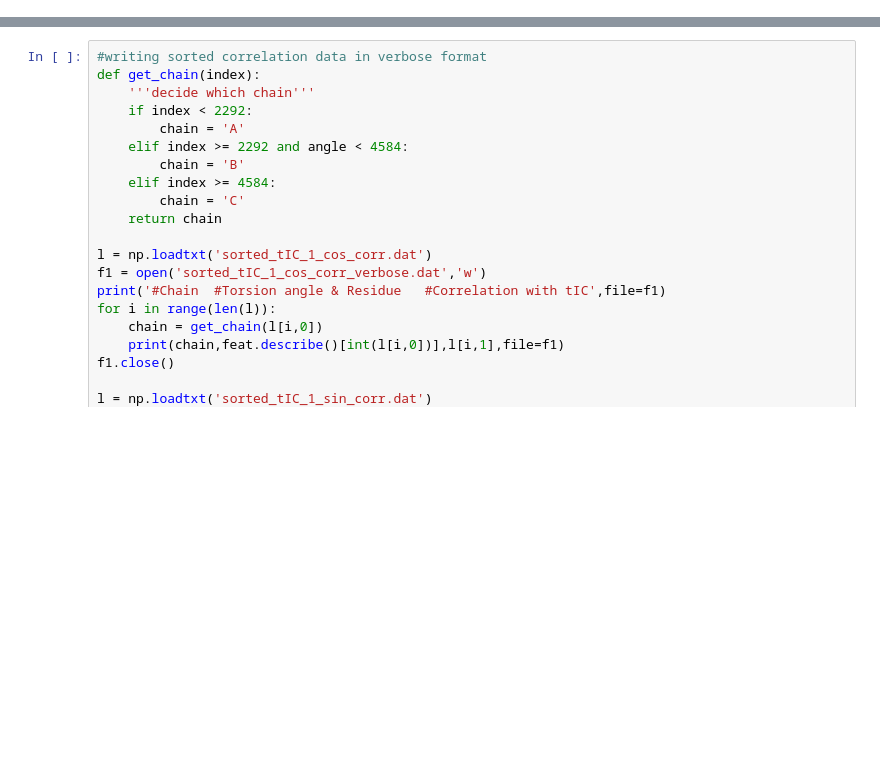
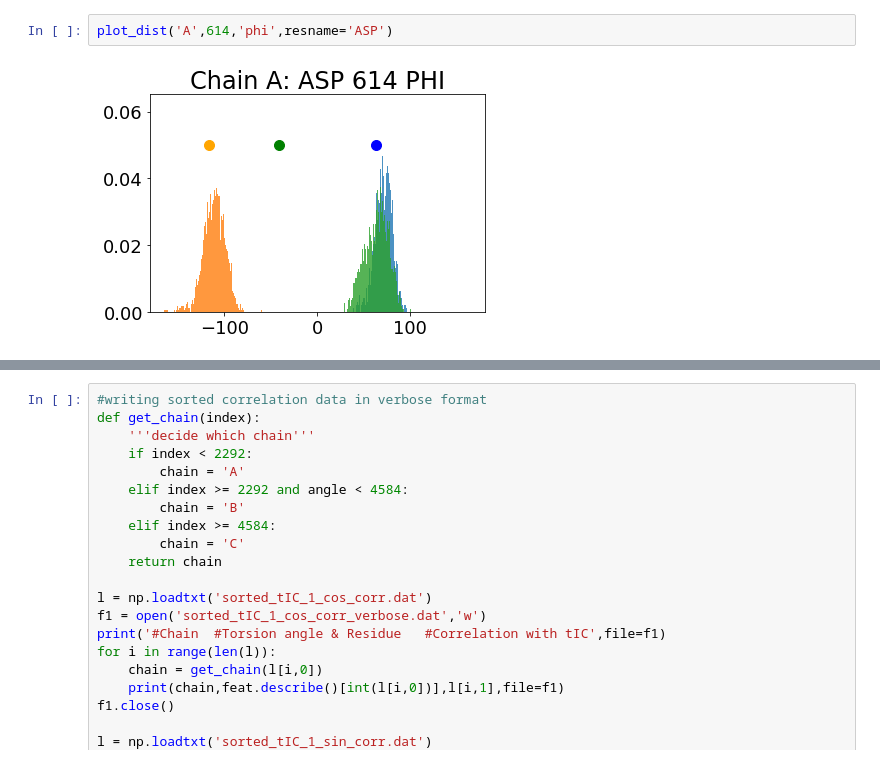
Before and after one commit to dhimanray/COVID-19-correlation-work, a Jupyter notebook: tica-dihedral/dihedral-dist.ipynb, the cells around one changed output, grey strips where cells are left out. Saved outputs shown, nothing was run; the diff lists cells and outputs as text; blank space fills up the shorter version.

```diff
--- a/tica-dihedral/dihedral-dist.ipynb
+++ b/tica-dihedral/dihedral-dist.ipynb
@@ -18,0 +88,4 @@ feat.add_backbone_torsions("index 35338 to 53006", cossin=False, periodic=True)
+# %%
+plot_dist('A',614,'phi',resname='ASP')
+# %% [output]
+[figure, added]
```
Also changed, not shown: parts of 6 cells of this notebook, 33 other files.
